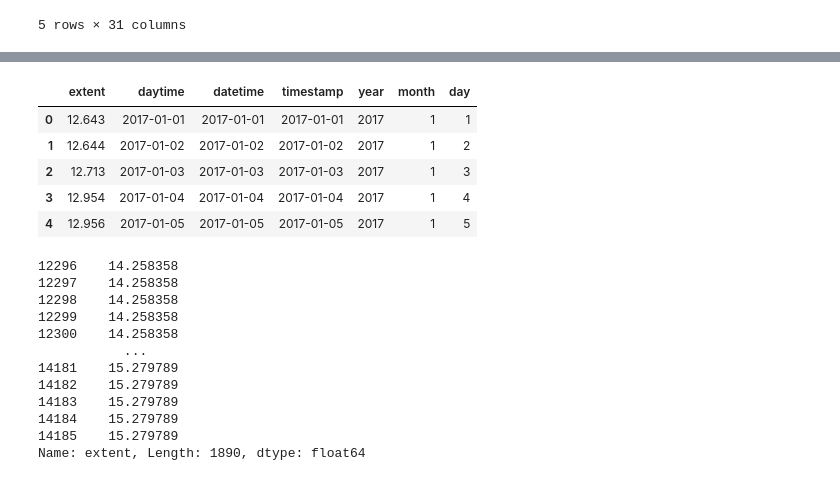
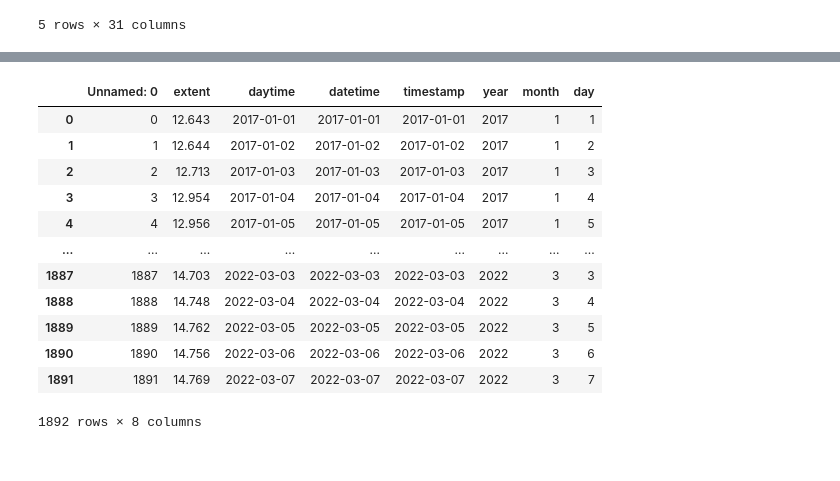
Before and after one commit to KathGo/ice_cream, a Jupyter notebook: notebooks/Modeling_mila.ipynb, the cells around one changed output, grey strips where cells are left out. Cells and saved outputs as stored; diff of their text form; code cells hidden in the pictures.

```diff
--- a/notebooks/Modeling_mila.ipynb
+++ b/notebooks/Modeling_mila.ipynb
@@ -278,26 +351,18 @@ Name: extent, Length: 1890, dtype: float64
 # %%
-df_obs = pd.read_csv('../Test.csv',sep=",")
+df_obs = pd.read_csv('Test.csv')
 # %%
-df_obs.head()
+df_obs
 # %% [output]
-|  | extent | daytime | datetime | timestamp | year | month | day |
-| 0 | 12.643 | 2017-01-01 | 2017-01-01 | 2017-01-01 | 2017 | 1 | 1 |
-| 1 | 12.644 | 2017-01-02 | 2017-01-02 | 2017-01-02 | 2017 | 1 | 2 |
-| 2 | 12.713 | 2017-01-03 | 2017-01-03 | 2017-01-03 | 2017 | 1 | 3 |
-| 3 | 12.954 | 2017-01-04 | 2017-01-04 | 2017-01-04 | 2017 | 1 | 4 |
-| 4 | 12.956 | 2017-01-05 | 2017-01-05 | 2017-01-05 | 2017 | 1 | 5 |
+|  | Unnamed: 0 | extent | daytime | datetime | timestamp | year | month | day |
+| 0 | 0 | 12.643 | 2017-01-01 | 2017-01-01 | 2017-01-01 | 2017 | 1 | 1 |
+| 1 | 1 | 12.644 | 2017-01-02 | 2017-01-02 | 2017-01-02 | 2017 | 1 | 2 |
+| 2 | 2 | 12.713 | 2017-01-03 | 2017-01-03 | 2017-01-03 | 2017 | 1 | 3 |
+| 3 | 3 | 12.954 | 2017-01-04 | 2017-01-04 | 2017-01-04 | 2017 | 1 | 4 |
+| 4 | 4 | 12.956 | 2017-01-05 | 2017-01-05 | 2017-01-05 | 2017 | 1 | 5 |
+| ... | ... | ... | ... | ... | ... | ... | ... | ... |
+| 1887 | 1887 | 14.703 | 2022-03-03 | 2022-03-03 | 2022-03-03 | 2022 | 3 | 3 |
+| 1888 | 1888 | 14.748 | 2022-03-04 | 2022-03-04 | 2022-03-04 | 2022 | 3 | 4 |
+| 1889 | 1889 | 14.762 | 2022-03-05 | 2022-03-05 | 2022-03-05 | 2022 | 3 | 5 |
+| 1890 | 1890 | 14.756 | 2022-03-06 | 2022-03-06 | 2022-03-06 | 2022 | 3 | 6 |
+| 1891 | 1891 | 14.769 | 2022-03-07 | 2022-03-07 | 2022-03-07 | 2022 | 3 | 7 |
+1892 rows × 8 columns
-# %%
-df_observ_x
-# %% [output]
-12296    14.258358
-12297    14.258358
-12298    14.258358
-12299    14.258358
-12300    14.258358
-           ...
-14181    15.279789
-14182    15.279789
-14183    15.279789
-14184    15.279789
-14185    15.279789
-Name: extent, Length: 1890, dtype: float64
```
Also changed, not shown: parts of 91 cells of this notebook.
